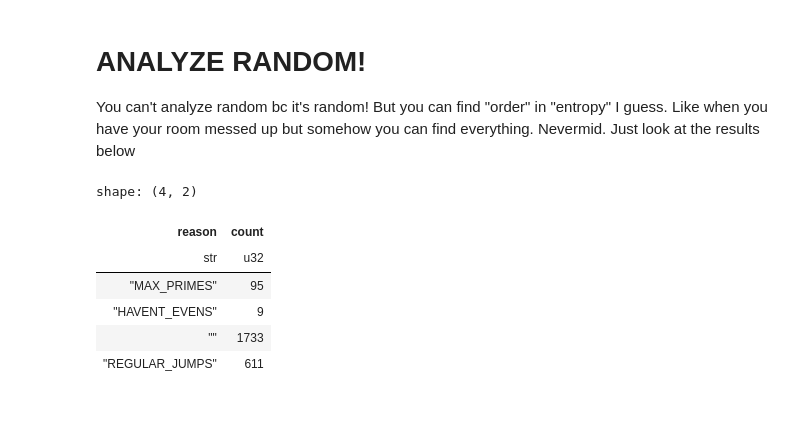
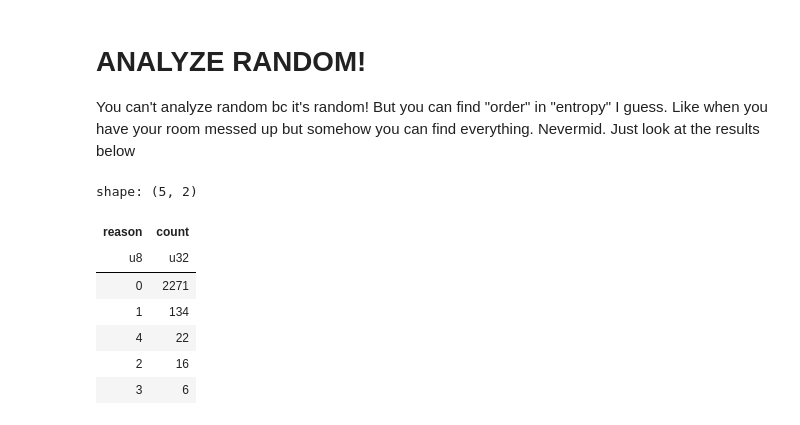
Before and after one commit to coins5/tinkapp.v4, a Jupyter notebook: explore_bolillas_v2.ipynb, the cells around one changed output. Cells and saved outputs as stored; diff of their text form; code cells hidden in the pictures.

```diff
--- a/explore_bolillas_v2.ipynb
+++ b/explore_bolillas_v2.ipynb
@@ -160,6 +157,7 @@ for row in rows:
   cols.append(shared_values)
   cols.append(len(shared_values))
   cols.append(row_score)
+  cols.append(jumps_map(bolillas_int))
 
   lst.append(cols)
 
@@ -176,7 +174,8 @@ dfRows = pl.DataFrame(
     "score_r8_b1", "score_r8_b2", "score_r8_b3", "score_r8_b4", "score_r8_b5", "score_r8_b6",
     # "score_lr_b1", "score_lr_b2", "score_lr_b3", "score_lr_b4", "score_lr_b5", "score_lr_b6",
     "shared_values", "shared_values_count",
-    "score_row"
+    "score_row",
+    "jumps_map"
   ],
   schema_overrides={
     'combo': pl.Array(pl.UInt8, 6),
@@ -186,7 +185,8 @@ dfRows = pl.DataFrame(
     'b4': pl.UInt8,
     'b5': pl.UInt8,
     'b6': pl.UInt8,
-    'shared_values_count': pl.UInt8
+    'shared_values_count': pl.UInt8,
+    'reason': pl.UInt8
   },
   orient='row'
 )
@@ -317,15 +314,20 @@ Just look at the results below
 # %%
 dfRows.group_by(
   'reason'
-).agg(pl.count('reason').alias('count'))
+).agg(
+  pl.count('reason').alias('count')
+).sort(
+  "count", descending=True
+)
 # %% [output]
-shape: (4, 2)
+shape: (5, 2)
 | reason | count |
-| str | u32 |
-| "MAX_PRIMES" | 95 |
-| "HAVENT_EVENS" | 9 |
-| "" | 1733 |
-| "REGULAR_JUMPS" | 611 |
+| u8 | u32 |
+| 0 | 2271 |
+| 1 | 134 |
+| 4 | 22 |
+| 2 | 16 |
+| 3 | 6 |
 # %%
 dfRows.group_by(
   'shared_values_count'
```
Also changed, not shown: parts of 12 cells of this notebook, 5 other files.
